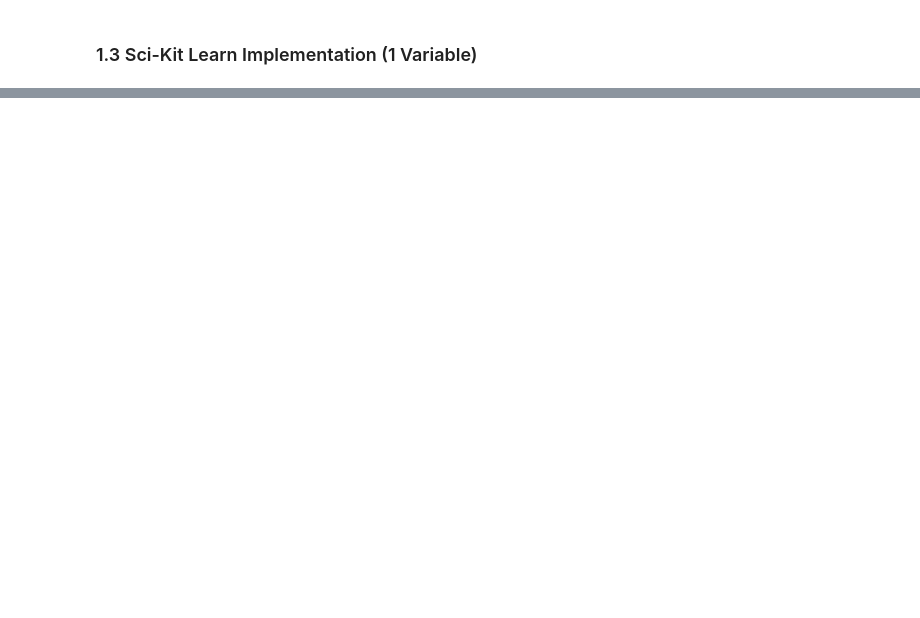
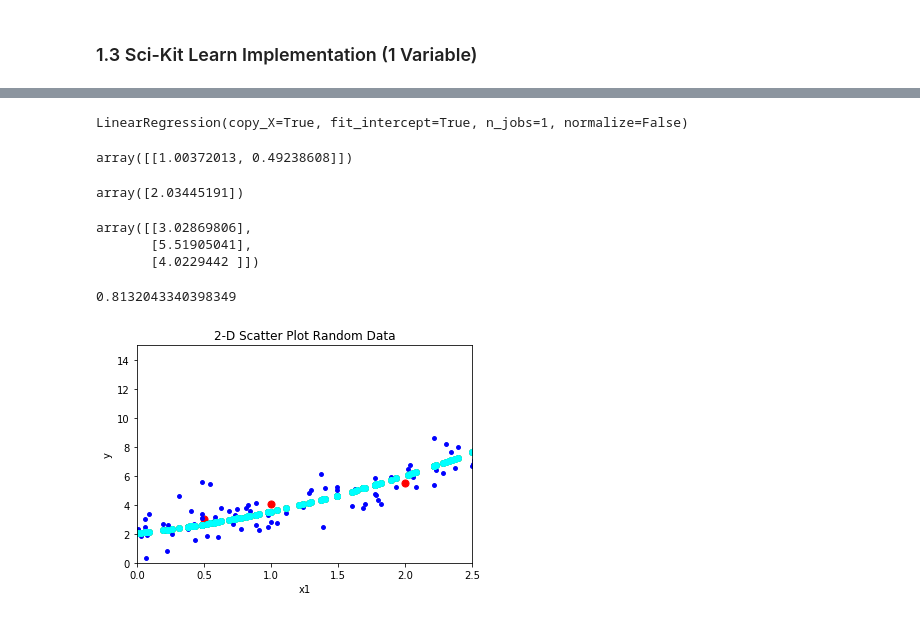
Before and after one commit to nialloh23/coursera-machine-learning, a Jupyter notebook: linear_regression_playground.ipynb, the cells around one changed output, grey strips where cells are left out. Saved outputs shown, nothing was run; the diff lists cells and outputs as text; code cells hidden in the pictures; blank space fills up the shorter version.

```diff
--- a/linear_regression_playground.ipynb
+++ b/linear_regression_playground.ipynb
@@ -171,0 +486,44 @@ plt.show()
+# %%
+reg = LinearRegression()
+# %%
+reg.fit(X_poly, y)
+# %% [output]
+LinearRegression(copy_X=True, fit_intercept=True, n_jobs=1, normalize=False)
+# %%
+reg.coef_
+# %% [output]
+array([[1.00372013, 0.49238608]])
+# %%
+reg.intercept_
+# %% [output]
+array([2.03445191])
+# %%
+y_predict=reg.predict(X_test)
+y_predict
+# %% [output]
+array([[3.02869806],
+       [5.51905041],
+       [4.0229442 ]])
+# %%
+predicted_line=reg.predict(X_poly)
+# %%
+reg.score(X_poly, y)
+# %% [output]
+0.8132043340398349
+# %%
+#plot the data
+colors = ("red")
+plt.scatter(X_test_X, y_predict, c="red",s=50)
+plt.scatter(X, y, c="blue",s=15)
+plt.scatter(X_plot, np.dot(X_ones, theta), label='Linear Reg Normal Eqn', color='green')
+plt.scatter(X, predicted_line , label='Linear Reg SkLearn', color='cyan')
+
+
+
+plt.title('2-D Scatter Plot Random Data')
+plt.xlabel('x1')
+plt.ylabel('y')
+plt.axis([0,2.5,0,15])
+plt.show()
+# %% [output]
+[figure, added]
```
Also changed, not shown: parts of 67 cells of this notebook, 1 other file.
